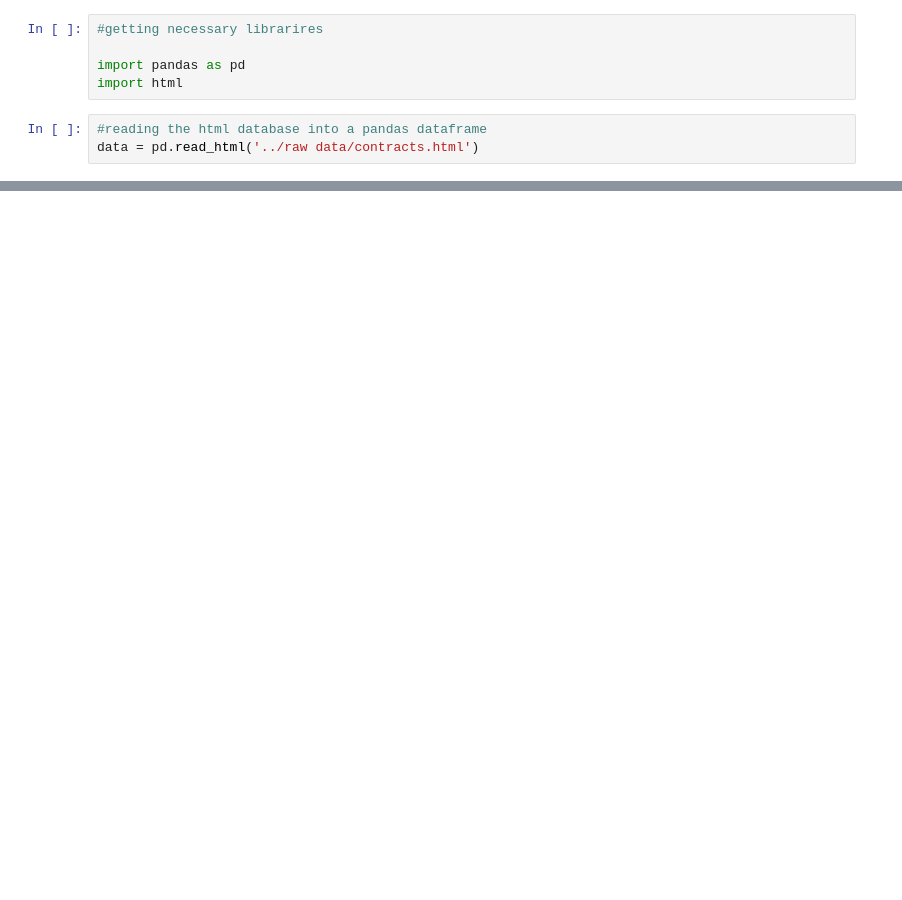
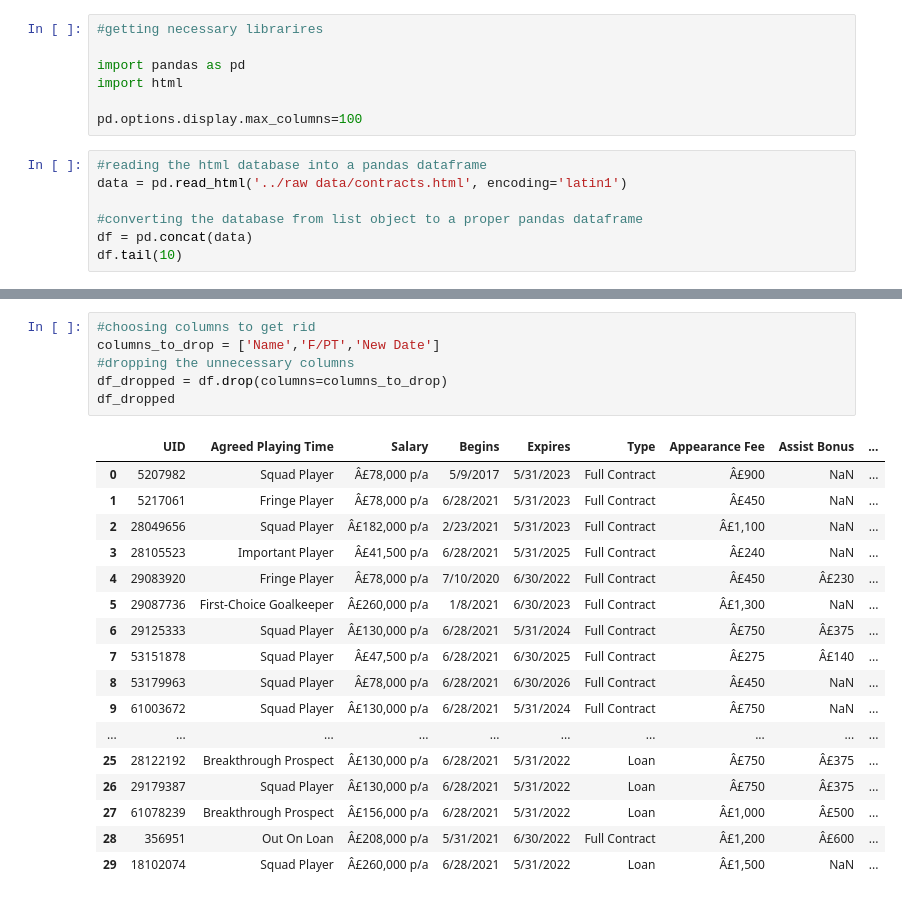
Before and after one commit to leonardodesantana/data-hibs, a Jupyter notebook: notebooks/Contracts HTML db file first treatments.ipynb, the cells around one changed output, grey strips where cells are left out. Drawn from its saved outputs; the diff is of its cells as text; blank space fills up the shorter version.

Commit message:
Final treatments on the player contracts DB

```diff
--- a/notebooks/Contracts HTML db file first treatments.ipynb
+++ b/notebooks/Contracts HTML db file first treatments.ipynb
@@ -3,7 +3,13 @@
 
 import pandas as pd
 import html
+
+pd.options.display.max_columns=100
 # %%
 #reading the html database into a pandas dataframe
-data = pd.read_html('../raw data/contracts.html')
+data = pd.read_html('../raw data/contracts.html', encoding='latin1')
+
+#converting the database from list object to a proper pandas dataframe
+df = pd.concat(data)
+df.tail(10)
 # %% [output]
@@ -10,0 +49,24 @@ ValueError: Must pass 2-d input. shape=(1, 30, 37)
+# %%
+#choosing columns to get rid
+columns_to_drop = ['Name','F/PT','New Date']
+#dropping the unnecessary columns
+df_dropped = df.drop(columns=columns_to_drop)
+df_dropped
+# %% [output]
+|  | UID | Agreed Playing Time | Salary | Begins | Expires | Type | Appearance Fee | Assist Bonus | ... |
+| 0 | 5207982 | Squad Player | Â£78,000 p/a | 5/9/2017 | 5/31/2023 | Full Contract | Â£900 | NaN | ... |
+| 1 | 5217061 | Fringe Player | Â£78,000 p/a | 6/28/2021 | 5/31/2023 | Full Contract | Â£450 | NaN | ... |
+| 2 | 28049656 | Squad Player | Â£182,000 p/a | 2/23/2021 | 5/31/2023 | Full Contract | Â£1,100 | NaN | ... |
+| 3 | 28105523 | Important Player | Â£41,500 p/a | 6/28/2021 | 5/31/2025 | Full Contract | Â£240 | NaN | ... |
+| 4 | 29083920 | Fringe Player | Â£78,000 p/a | 7/10/2020 | 6/30/2022 | Full Contract | Â£450 | Â£230 | ... |
+| 5 | 29087736 | First-Choice Goalkeeper | Â£260,000 p/a | 1/8/2021 | 6/30/2023 | Full Contract | Â£1,300 | NaN | ... |
+| 6 | 29125333 | Squad Player | Â£130,000 p/a | 6/28/2021 | 5/31/2024 | Full Contract | Â£750 | Â£375 | ... |
+| 7 | 53151878 | Squad Player | Â£47,500 p/a | 6/28/2021 | 6/30/2025 | Full Contract | Â£275 | Â£140 | ... |
+| 8 | 53179963 | Squad Player | Â£78,000 p/a | 6/28/2021 | 6/30/2026 | Full Contract | Â£450 | NaN | ... |
+| 9 | 61003672 | Squad Player | Â£130,000 p/a | 6/28/2021 | 5/31/2024 | Full Contract | Â£750 | NaN | ... |
+| ... | ... | ... | ... | ... | ... | ... | ... | ... | ... |
+| 25 | 28122192 | Breakthrough Prospect | Â£130,000 p/a | 6/28/2021 | 5/31/2022 | Loan | Â£750 | Â£375 | ... |
+| 26 | 29179387 | Squad Player | Â£130,000 p/a | 6/28/2021 | 5/31/2022 | Loan | Â£750 | Â£375 | ... |
+| 27 | 61078239 | Breakthrough Prospect | Â£156,000 p/a | 6/28/2021 | 5/31/2022 | Loan | Â£1,000 | Â£500 | ... |
+| 28 | 356951 | Out On Loan | Â£208,000 p/a | 5/31/2021 | 6/30/2022 | Full Contract | Â£1,200 | Â£600 | ... |
+| 29 | 18102074 | Squad Player | Â£260,000 p/a | 6/28/2021 | 5/31/2022 | Loan | Â£1,500 | NaN | ... |
```
Also changed, not shown: parts of 14 cells of this notebook, 1 other file.
